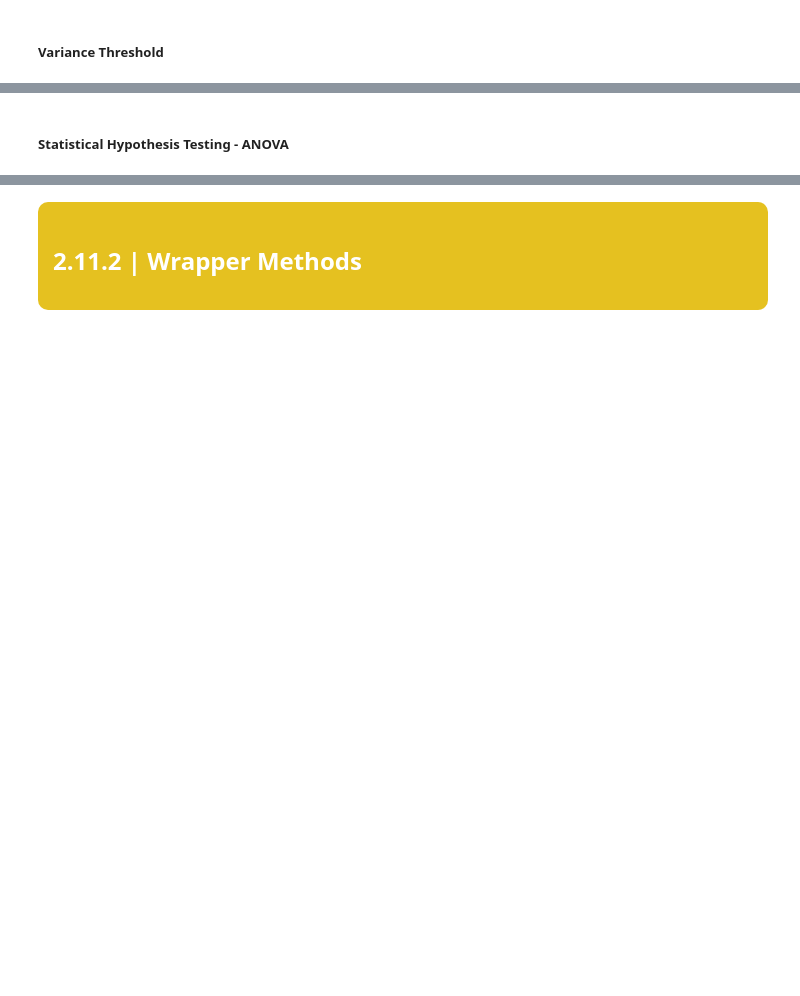
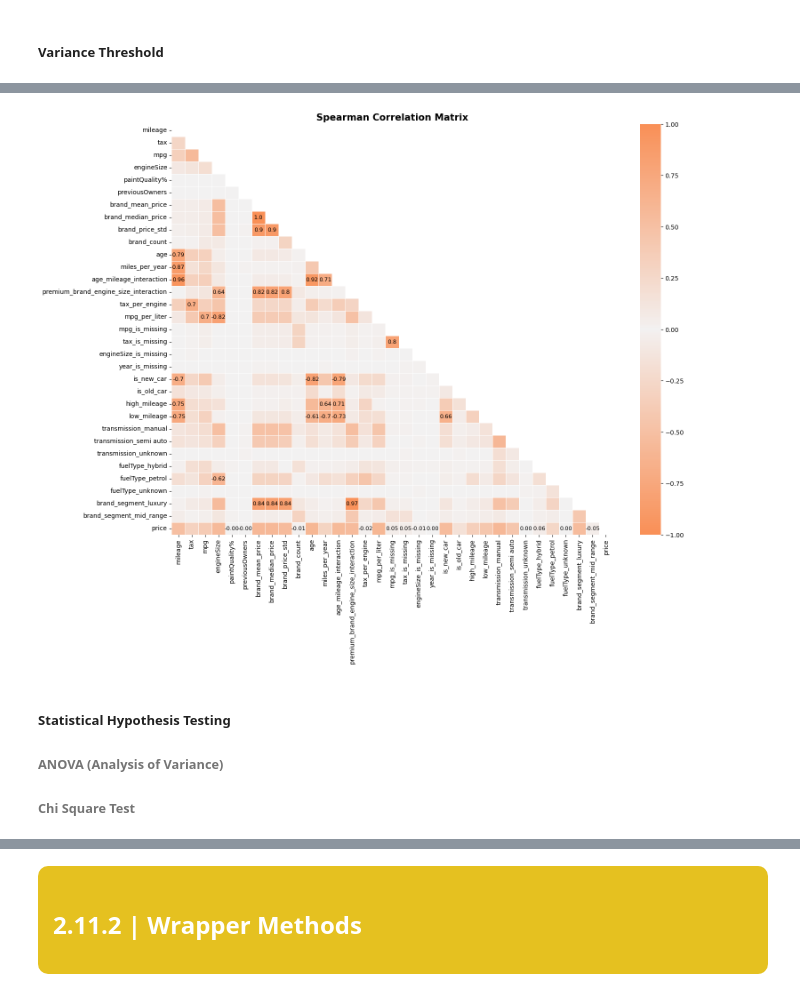
Before and after one commit to Filipa2002/Cars4You-Expediting-Car-Evaluations-with-ML, a Jupyter notebook: car_evaluations_group37 - part2.ipynb, the cells around one changed output, grey strips where cells are left out. Cells and saved outputs as stored; diff of their text form; code cells hidden in the pictures; blank space fills up the shorter version.

```diff
--- a/car_evaluations_group37 - part2.ipynb
+++ b/car_evaluations_group37 - part2.ipynb
@@ -336 +381,14 @@ y_val = y_val.loc[X_val.index]
+# %%
+###APAGAR: Pode ser preciso adaptar se juntarmos mais alguma variável p.e. (hasDamage, transmission_other, fuelType_other, fuelType_electric)
+bin_variables = list(X_train.columns[X_train.nunique() == 2])
+
+categorical_variables = ['Brand_target_enc', 'brand_model_target_enc', 'transmission_manual', 'transmission_semi auto',
+                         'transmission_unknown','fuelType_hybrid', 'fuelType_other', 'fuelType_petrol', 'fuelType_unknown']
+
+ordinal_variables = ['brand_segment_luxury', 'brand_segment_mid_range']
+
+numerical_variables = [
+    col for col in X_train.columns
+    if col not in (bin_variables + categorical_variables + ordinal_variables)
+]
 # %% [markdown]
@@ -392,0 +396,59 @@ display(low_corr)
+# %%
+# Create a filtered DataFrame with only numeric and binary columns
+X_train_filtered = X_train[numerical_variables+bin_variables].copy()
+
+##### Spearman Correlation ####
+cor = pd.concat([X_train_filtered, y_train], axis=1).corr(method='spearman').round(2)
+
+TARGET_COL = 'price'
+price_index = cor.columns.get_loc(TARGET_COL)
+
+# Create custom annotation matrix for weak correlations
+annot_matrix = np.full(cor.shape, "", dtype=object)
+for i, col in enumerate(cor.index):
+    corr_value = cor.loc[col, TARGET_COL]
+    # Annotate only if |corr| < 0.1
+    if abs(corr_value) < 0.1 and i != price_index:
+        annot_matrix[price_index, i] = f"{corr_value:.2f}"
+
+# Create main annotation matrix for strong correlations
+# Annotate only if |corr| >= 0.6
+mask_annot_main = np.absolute(cor.values) >= 0.6
+# Exclude 'price' row and column from this matrix
+mask_annot_main[:, price_index] = False
+mask_annot_main[price_index, :] = False
+annot_main = np.where(mask_annot_main, cor.values.astype(str), "")
+
+# Create the final annotation matrix by combining the two logics
+final_annot_matrix = annot_main.copy()
+for i in range(cor.shape[0]):
+    for j in range(cor.shape[1]):
+        # If the main annotation is empty and the weak one has a value, use the weak value
+        if final_annot_matrix[i, j] == "" and annot_matrix[i, j] != "":
+            final_annot_matrix[i, j] = annot_matrix[i, j]
+
+# Plotting
+plt.figure(figsize=(16, 12))
+
+# Create a custom diverging colormap based on orange tones
+cmap = sns.diverging_palette(h_neg=30, h_pos=30, s=90, l=70, n=256, center="light", as_cmap=True)
+
+# Create a Mask to hide the upper triangle (to avoid redundancy)
+mask = np.zeros_like(cor, dtype=np.bool_)
+mask[np.triu_indices_from(mask)] = True
+
+sns.heatmap(
+    data=cor,
+    mask=mask,
+    cmap=cmap,
+    annot=final_annot_matrix, # combined annotation matrix
+    fmt='s',                  # Format annotations as strings
+    vmin=-1, vmax=1, center=0,# Ensure the scale is from -1 to 1, centered at 0
+    linewidths=0.5,
+    annot_kws={"fontsize": 9, "color": "black"},
+)
+
+plt.title('Spearman Correlation Matrix', fontsize=15, fontweight='bold')
+plt.show()
+# %% [output]
+[figure, added]
@@ -393,2 +516,4 @@ display(low_corr)
 # %% [markdown]
-##### **Statistical Hypothesis Testing - ANOVA**
+##### **Statistical Hypothesis Testing**
+###### **ANOVA (Analysis of Variance)**
+###### **Chi Square Test**
```
Also changed, not shown: parts of 69 cells of this notebook, 8 other files.
